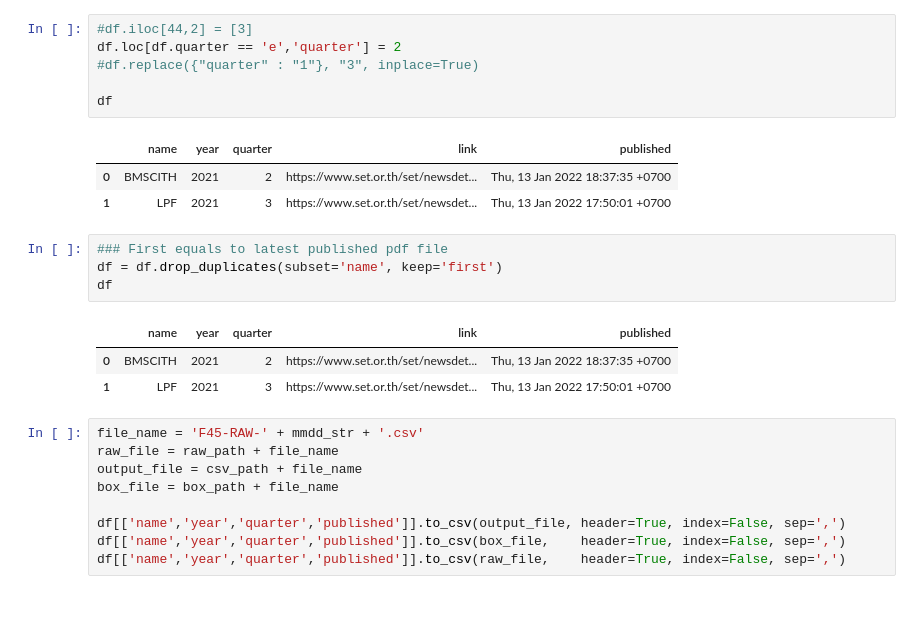
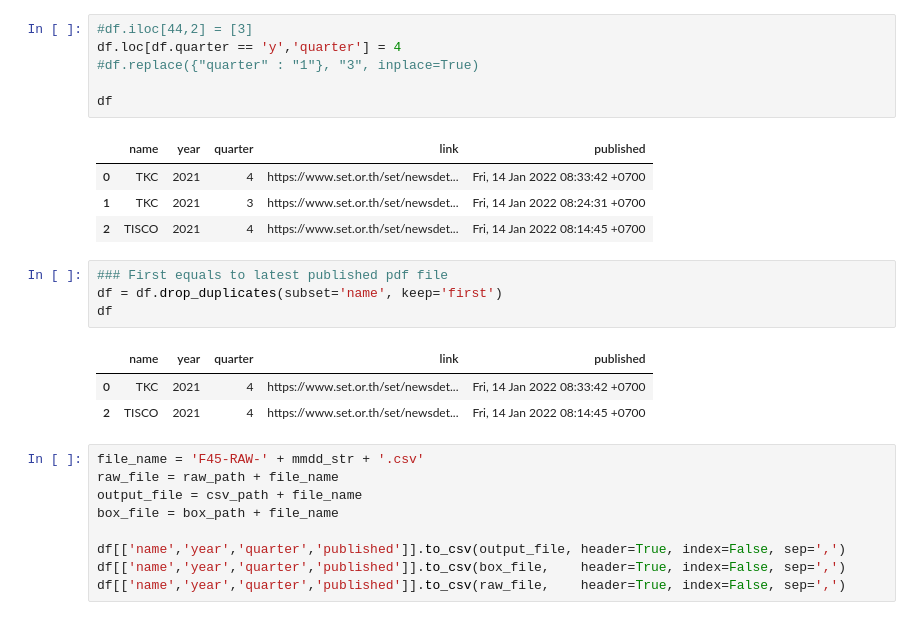
Before and after one commit to santimcs/A8, a Jupyter notebook: Quarterly/010 - FeedReader - F45.ipynb, the cells around one changed output. Cells and saved outputs as stored; diff of their text form.

```diff
--- a/Quarterly/010 - FeedReader - F45.ipynb
+++ b/Quarterly/010 - FeedReader - F45.ipynb
@@ -86,21 +87,22 @@ df[['name','year','quarter','published']].head()
 # %%
 #df.iloc[44,2] = [3]
-df.loc[df.quarter == 'e','quarter'] = 2
+df.loc[df.quarter == 'y','quarter'] = 4
 #df.replace({"quarter" : "1"}, "3", inplace=True)
 
 df
 # %% [output]
 |  | name | year | quarter | link | published |
-| 0 | BMSCITH | 2021 | 2 | https://www.set.or.th/set/newsdet... | Thu, 13 Jan 2022 18:37:35 +0700 |
-| 1 | LPF | 2021 | 3 | https://www.set.or.th/set/newsdet... | Thu, 13 Jan 2022 17:50:01 +0700 |
+| 0 | TKC | 2021 | 4 | https://www.set.or.th/set/newsdet... | Fri, 14 Jan 2022 08:33:42 +0700 |
+| 1 | TKC | 2021 | 3 | https://www.set.or.th/set/newsdet... | Fri, 14 Jan 2022 08:24:31 +0700 |
+| 2 | TISCO | 2021 | 4 | https://www.set.or.th/set/newsdet... | Fri, 14 Jan 2022 08:14:45 +0700 |
 # %%
 ### First equals to latest published pdf file
 df = df.drop_duplicates(subset='name', keep='first')
 df
 # %% [output]
 |  | name | year | quarter | link | published |
-| 0 | BMSCITH | 2021 | 2 | https://www.set.or.th/set/newsdet... | Thu, 13 Jan 2022 18:37:35 +0700 |
-| 1 | LPF | 2021 | 3 | https://www.set.or.th/set/newsdet... | Thu, 13 Jan 2022 17:50:01 +0700 |
+| 0 | TKC | 2021 | 4 | https://www.set.or.th/set/newsdet... | Fri, 14 Jan 2022 08:33:42 +0700 |
+| 2 | TISCO | 2021 | 4 | https://www.set.or.th/set/newsdet... | Fri, 14 Jan 2022 08:14:45 +0700 |
 # %%
 file_name = 'F45-RAW-' + mmdd_str + '.csv'
 raw_file = raw_path + file_name
```
Also changed, not shown: parts of 15 cells of this notebook, 23 other files.
